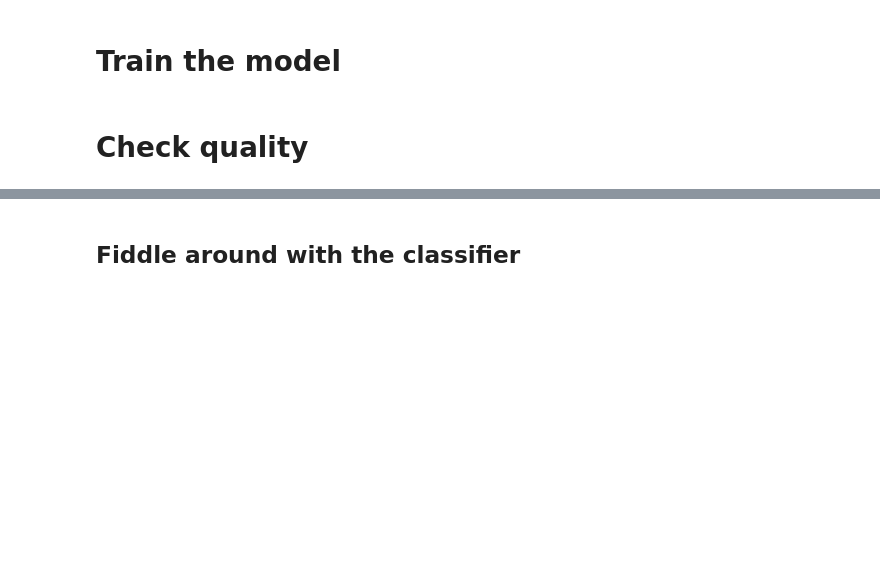
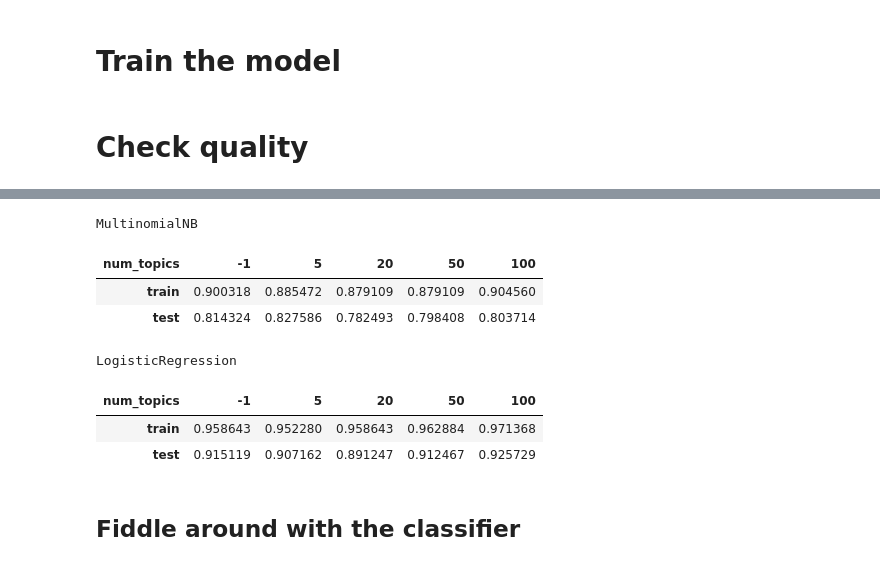
Before and after one commit to kirill-gerasimov/ds, a Jupyter notebook: nb/8_topic_modeling_and_svm/reuters21578_topic-modeling.ipynb, the cells around one changed output, grey strips where cells are left out. Drawn from its saved outputs; the diff is of its cells as text; code cells hidden in the pictures; blank space fills up the shorter version.

```diff
--- a/nb/8_topic_modeling_and_svm/reuters21578_topic-modeling.ipynb
+++ b/nb/8_topic_modeling_and_svm/reuters21578_topic-modeling.ipynb
@@ -585,7 +784,8 @@ y_test = single_label(df_test)
 # y_train_labels = binarizer.inverse_transform(y_train)
 # %%
 # clf = MLPClassifier()
-# clf = MultinomialNB()
-clf = LogisticRegression(multi_class='multinomial', solver='lbfgs') # accepts array of single labels
+clf = MultinomialNB()
+# clf = LogisticRegression(multi_class='multinomial', solver='lbfgs') # accepts array of single labels
+# clf = LinearSVC()
 
 clf = clf.fit(X_train, y_train)
@@ -616,3 +960,16 @@ precision weighted 0.8970242590844048
+# %%
+for rdf in rdfs:
+    print(rdf[0])
+    display(rdf[1])
+# %% [output]
+MultinomialNB
+| num_topics | -1 | 5 | 20 | 50 | 100 |
+| train | 0.900318 | 0.885472 | 0.879109 | 0.879109 | 0.904560 |
+| test | 0.814324 | 0.827586 | 0.782493 | 0.798408 | 0.803714 |
+LogisticRegression
+| num_topics | -1 | 5 | 20 | 50 | 100 |
+| train | 0.958643 | 0.952280 | 0.958643 | 0.962884 | 0.971368 |
+| test | 0.915119 | 0.907162 | 0.891247 | 0.912467 | 0.925729 |
 # %% [markdown]
 ## Fiddle around with the classifier
 # %%
```
Also changed, not shown: parts of 46 cells of this notebook.
